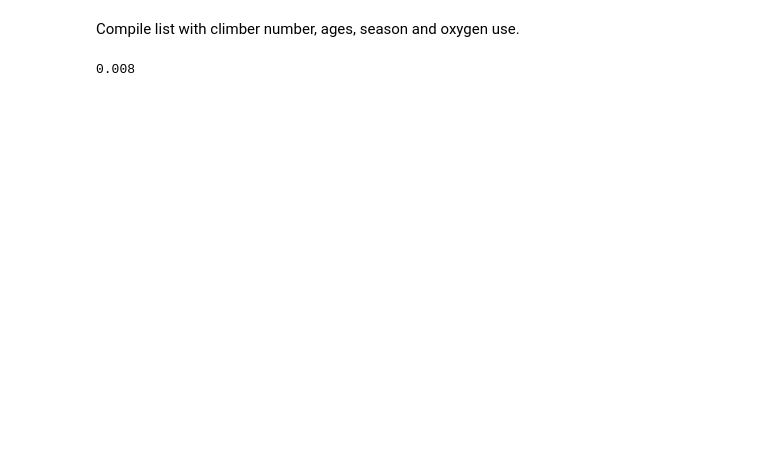
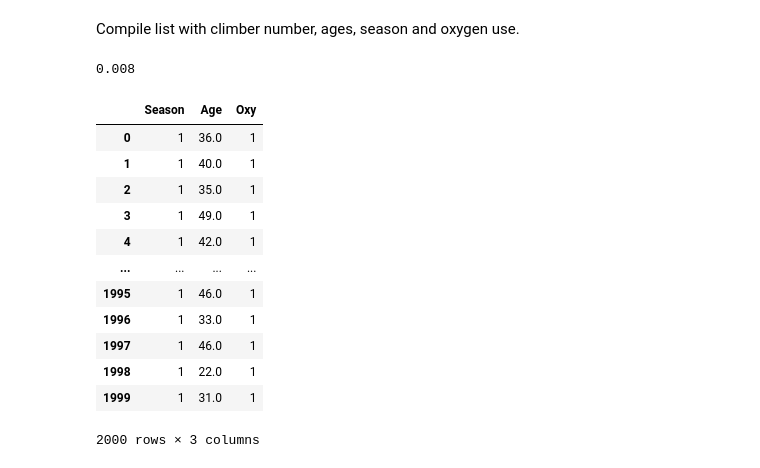
Before and after one commit to dreapadoir/PfDA_Project, a Jupyter notebook: Everest.ipynb, the cells around one changed output. Saved outputs shown, nothing was run; the diff lists cells and outputs as text; code cells hidden in the pictures; blank space fills up the shorter version.

```diff
--- a/Everest.ipynb
+++ b/Everest.ipynb
@@ -181,12 +181,30 @@ print(historicalDeathRate)
 # %%
 synthEverestData = []
 
+def everestSurFunction():
+    for i in range(0, N):
+        data = []
 
-for i in range(0, N):
-    data = []
+        data = [seasList[i], round(vals[i],0), oxUse[i]]
+        synthEverestData.append(data)
+        synthEverestDataDf = pd.DataFrame(synthEverestData, columns=['Season', 'Age', 'Oxy'])
 
-    data = [seasList[i], round(vals[i],0), oxUse[i]]
-    synthEverestData.append(data)
+    return synthEverestDataDf
 
-synthEverestDataDf = pd.DataFrame(synthEverestData, columns=['Season', 'Age', 'Oxy'])
+
+everestSurFunction()
+# %% [output]
+|  | Season | Age | Oxy |
+| 0 | 1 | 36.0 | 1 |
+| 1 | 1 | 40.0 | 1 |
+| 2 | 1 | 35.0 | 1 |
+| 3 | 1 | 49.0 | 1 |
+| 4 | 1 | 42.0 | 1 |
+| ... | ... | ... | ... |
+| 1995 | 1 | 46.0 | 1 |
+| 1996 | 1 | 33.0 | 1 |
+| 1997 | 1 | 46.0 | 1 |
+| 1998 | 1 | 22.0 | 1 |
+| 1999 | 1 | 31.0 | 1 |
+2000 rows × 3 columns
 # %%
```
Also changed, not shown: parts of 6 cells of this notebook.
